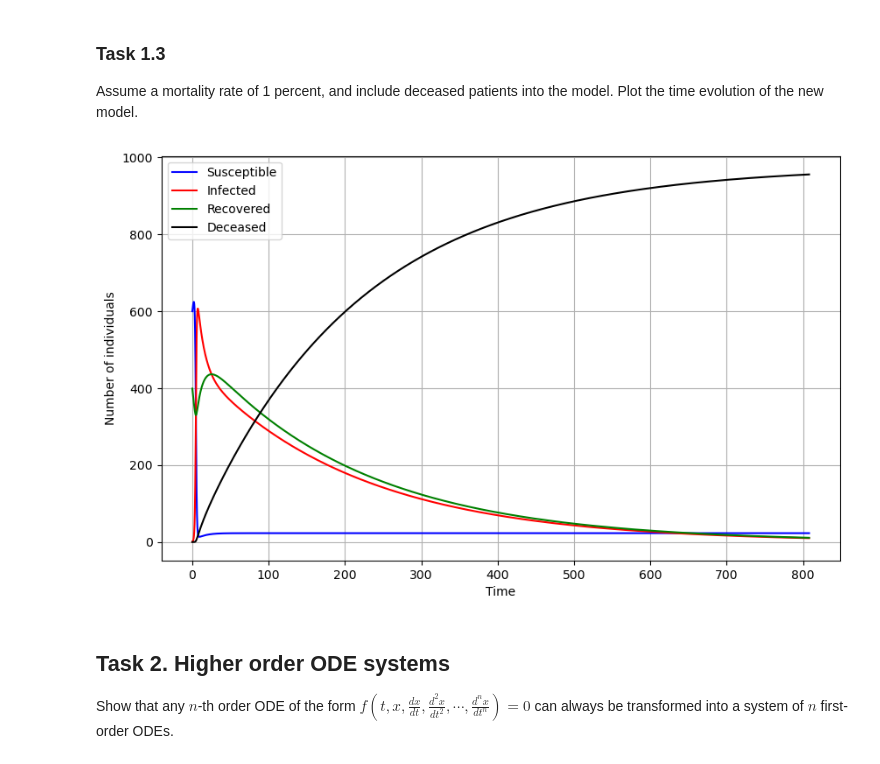
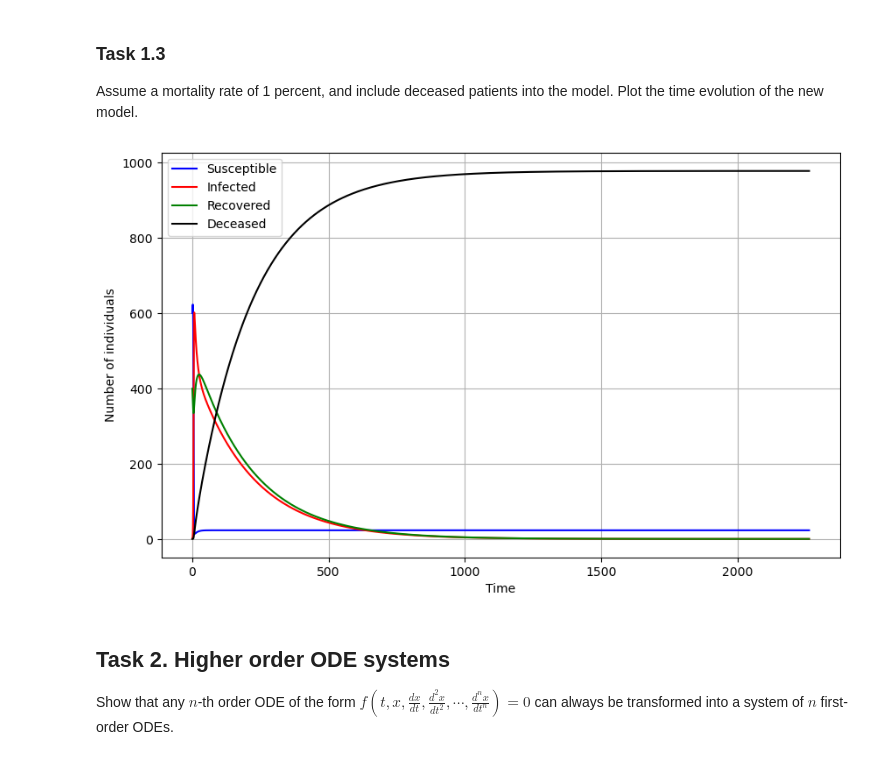
Before and after one commit to HeyuanChi/DSML_24ws, a Jupyter notebook: ex01/ex01.ipynb, the cells around one changed output. Saved outputs shown, nothing was run; the diff lists cells and outputs as text; code cells hidden in the pictures.

```diff
--- a/ex01/ex01.ipynb
+++ b/ex01/ex01.ipynb
@@ -24,7 +24,7 @@ R0 = N - S0 - I0  # recovered
 beta = 2.4  # infect rate
 gamma = 1 / 20  # recovery rate
 
-tolerance = 1e-2
+tolerance = 1e-6
 
 # SIR model
 def deriv(S, I, R, N, beta, gamma):
@@ -37,7 +37,7 @@ def deriv(S, I, R, N, beta, gamma):
 def run_until_fixed_point(S0, I0, R0, N, beta, gamma, deriv, tolerance):
  S, I, R = S0, I0, R0
  t = 0
- dt = 0.1
+ dt = 0.01
  S_values, I_values, R_values, t_values = [S], [I], [R], [t]
 
  while True:
@@ -48,7 +48,7 @@ def run_until_fixed_point(S0, I0, R0, N, beta, gamma, deriv, tolerance):
 
   # check if reach a fixed point
   if abs(S_new - S) < tolerance and abs(I_new - I) < tolerance and abs(R_new - R) < tolerance:
-break
+   break
 
   S, I, R = S_new, I_new, R_new
   t += dt
@@ -125,7 +125,7 @@ def deriv(S, I, R, D, N, beta, gamma, mortality_rate):
 def run_until_fixed_point(S0, I0, R0, D0, N, beta, gamma, mortality_rate, tolerance):
  S, I, R, D = S0, I0, R0, D0
  t = 0
- dt = 0.1
+ dt = 0.01
  S_values, I_values, R_values, D_values, t_values = [S], [I], [R], [D], [t]
 
  while True:
@@ -137,36 +137,36 @@ def run_until_fixed_point(S0, I0, R0, D0, N, beta, gamma, mortality_rate, tolera
 
   # check if reach a fixed point
   if abs(S_new - S) < tolerance and abs(I_new - I) < tolerance and abs(R_new - R) < tolerance and abs(D_new - D) < tolerance:
-break
+   break
 
   S, I, R, D = S_new, I_new, R_new, D_new
   t += dt
 
   S_values.append(S)
   I_values.append(I)
   R_values.append(R)
   D_values.append(D)
   t_values.append(t)
 
  return t_values, S_values, I_values, R_values, D_values
 
 # run
 t_values, S_values, I_values, R_values, D_values = run_until_fixed_point(S0, I0, R0, D0, N, beta, gamma, mortality_rate, tolerance)
 
 # plot
 plt.figure(figsize=(10, 6))
 plt.plot(t_values, S_values, 'b', label='Susceptible')
 plt.plot(t_values, I_values, 'r', label='Infected')
 plt.plot(t_values, R_values, 'g', label='Recovered')
 plt.plot(t_values, D_values, 'k', label='Deceased')
 plt.xlabel('Time')
 plt.ylabel('Number of individuals')
 
 plt.legend()
 plt.grid()
 plt.show()
 # %% [output]
-[figure, old version]
+[figure, new version]
 # %% [markdown]
 ## Task 2. Higher order ODE systems
 
```
Also changed, not shown: parts of 7 cells of this notebook.
